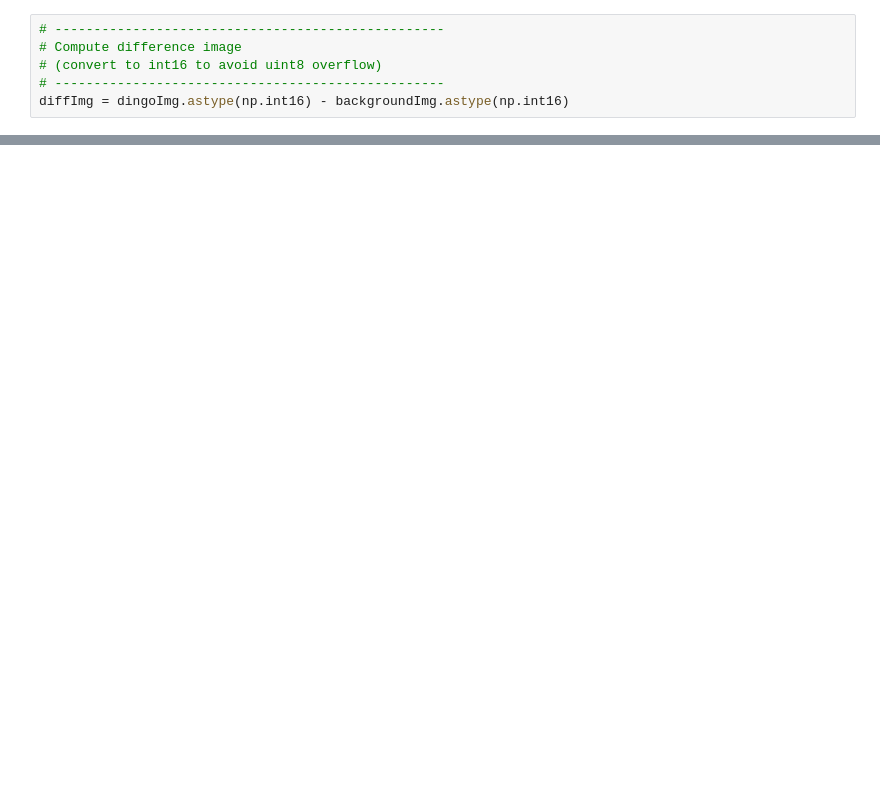
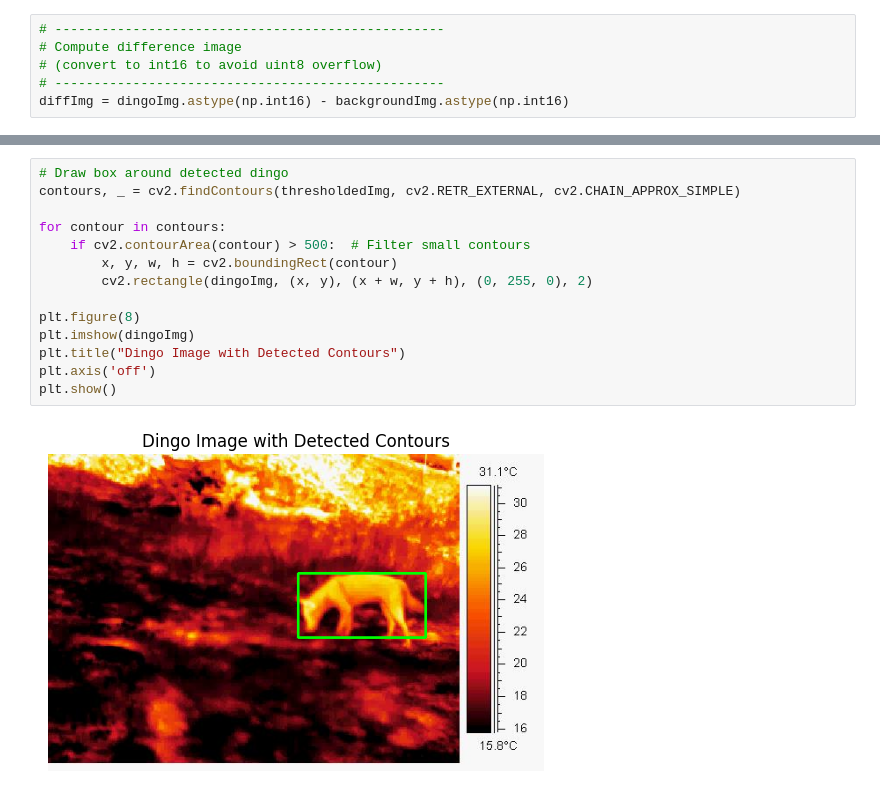
Before and after one commit to ThomSpencer/Computer-Vision-Image-Analysis, a Jupyter notebook: Week3/CVIA_lab_wk3_code3.ipynb, the cells around one changed output, grey strips where cells are left out. Saved outputs shown, nothing was run; the diff lists cells and outputs as text; blank space fills up the shorter version.

```diff
--- a/Week3/CVIA_lab_wk3_code3.ipynb
+++ b/Week3/CVIA_lab_wk3_code3.ipynb
@@ -126,0 +137,16 @@ plt.show()
+# %%
+# Draw box around detected dingo
+contours, _ = cv2.findContours(thresholdedImg, cv2.RETR_EXTERNAL, cv2.CHAIN_APPROX_SIMPLE)
+
+for contour in contours:
+    if cv2.contourArea(contour) > 500:  # Filter small contours
+        x, y, w, h = cv2.boundingRect(contour)
+        cv2.rectangle(dingoImg, (x, y), (x + w, y + h), (0, 255, 0), 2)
+
+plt.figure(8)
+plt.imshow(dingoImg)
+plt.title("Dingo Image with Detected Contours")
+plt.axis('off')
+plt.show()
+# %% [output]
+[figure, added]
```
Also changed, not shown: parts of 3 cells of this notebook, 2 other files.
